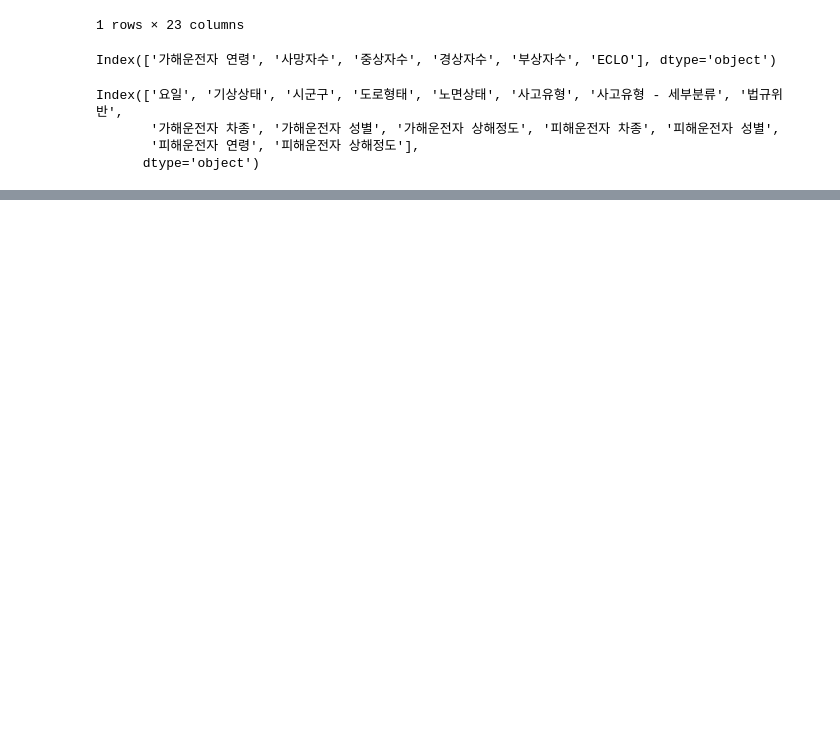
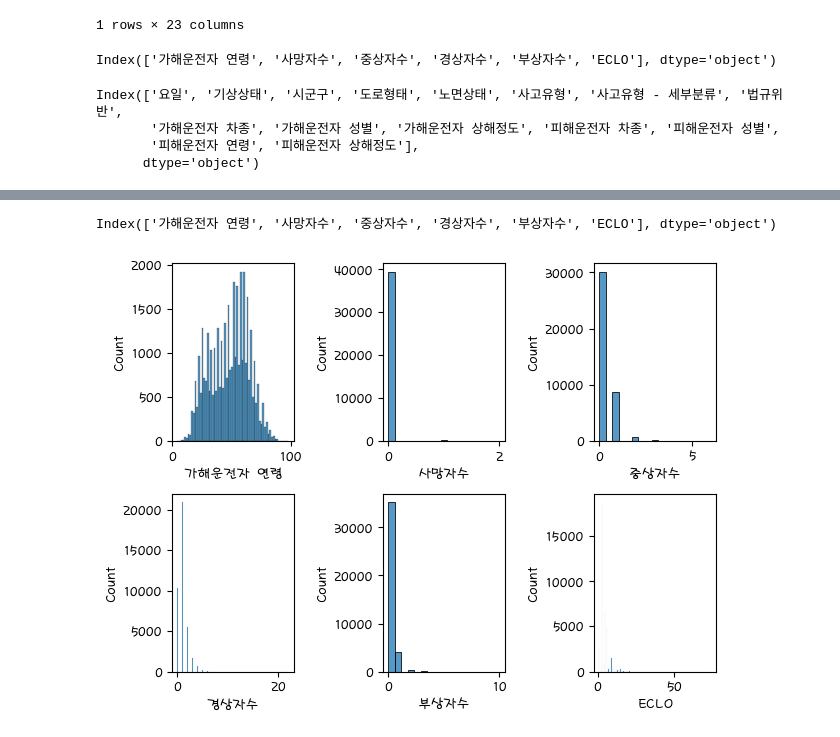
Before and after one commit to kyuyounglee-20250607/20270726_python, a Jupyter notebook: final/20250823.ipynb, the cells around one changed output, grey strips where cells are left out. Cells and saved outputs as stored; diff of their text form; code cells hidden in the pictures; blank space fills up the shorter version.

```diff
--- a/final/20250823.ipynb
+++ b/final/20250823.ipynb
@@ -78,0 +139,12 @@ plt.show()
+# %%
+train.select_dtypes(exclude='object').columns
+# %% [output]
+Index(['가해운전자 연령', '사망자수', '중상자수', '경상자수', '부상자수', 'ECLO'], dtype='object')
+# %%
+# 수치형 데이터 시각화
+for idx, col in  enumerate(train.select_dtypes(exclude='object').columns):
+    plt.subplot(2,3,idx+1)
+    sns.histplot(train, x=col)
+plt.tight_layout()
+# %% [output]
+[figure, added]
```
Also changed, not shown: parts of 8 cells of this notebook.
